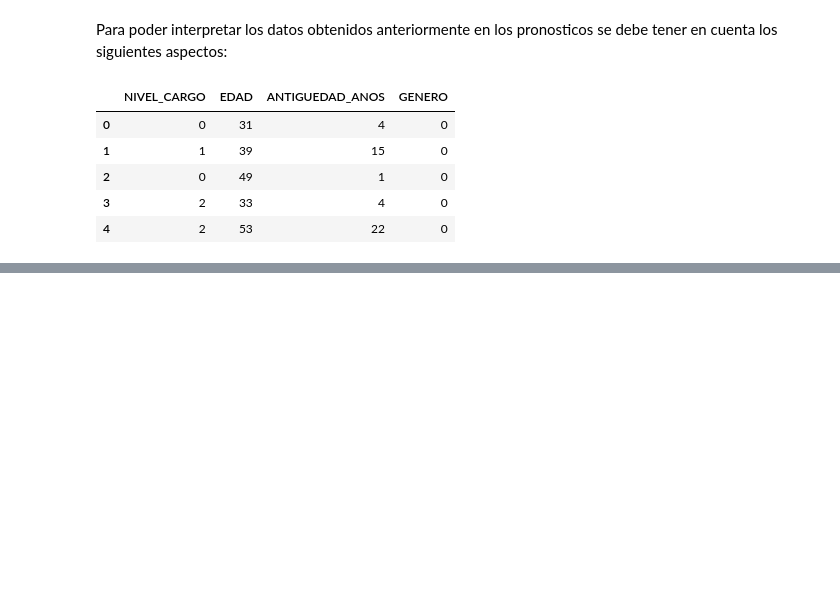
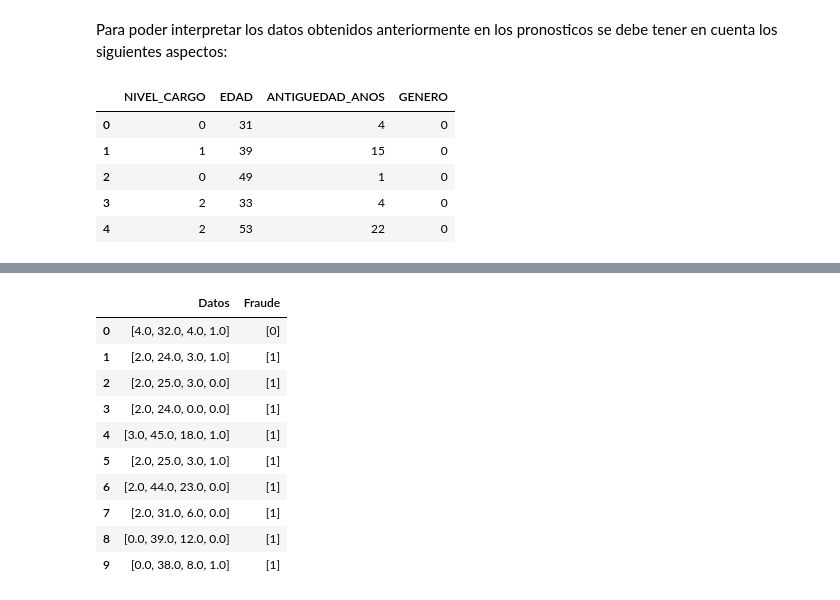
Before and after one commit to pablo238/ModeloPredictivo, a Jupyter notebook: Modelo Predictivo.ipynb, the cells around one changed output, grey strips where cells are left out. Saved outputs shown, nothing was run; the diff lists cells and outputs as text; code cells hidden in the pictures; blank space fills up the shorter version.

Commit message:
Final con archivo

```diff
--- a/Modelo Predictivo.ipynb
+++ b/Modelo Predictivo.ipynb
@@ -282,5 +286,6 @@ _________________________________________________________________
 # %%
 predictions = model.predict_classes(X_train)
 for i in range(10):
-    print('%s => %d (expected %d)' % (X_train[i].tolist(), predictions[i], y_train[i]))
+    result = '%s => %d (esperado %d)' % (X_train[i].tolist(), predictions[i], y_train[i])
+    print(result)
 # %% [output]
@@ -316,0 +326,27 @@ x.head()
+# %%
+from pandas import DataFrame as df
+
+predictions = model.predict_classes(X_train)
+
+df = pd.DataFrame({'Datos': [], 'Fraude': []})
+
+for i in range(10):
+    df = df.append({'Datos': X_train[i].tolist(), 'Fraude': predictions[i].tolist() }, ignore_index=True)
+
+## Se crea el Archivo
+df.to_csv('Notificacion.csv')
+
+## Se muestra como quedara el archivo
+df
+# %% [output]
+|  | Datos | Fraude |
+| 0 | [4.0, 32.0, 4.0, 1.0] | [0] |
+| 1 | [2.0, 24.0, 3.0, 1.0] | [1] |
+| 2 | [2.0, 25.0, 3.0, 0.0] | [1] |
+| 3 | [2.0, 24.0, 0.0, 0.0] | [1] |
+| 4 | [3.0, 45.0, 18.0, 1.0] | [1] |
+| 5 | [2.0, 25.0, 3.0, 1.0] | [1] |
+| 6 | [2.0, 44.0, 23.0, 0.0] | [1] |
+| 7 | [2.0, 31.0, 6.0, 0.0] | [1] |
+| 8 | [0.0, 39.0, 12.0, 0.0] | [1] |
+| 9 | [0.0, 38.0, 8.0, 1.0] | [1] |
```
Also changed, not shown: parts of 4 cells of this notebook, 1 other file.
